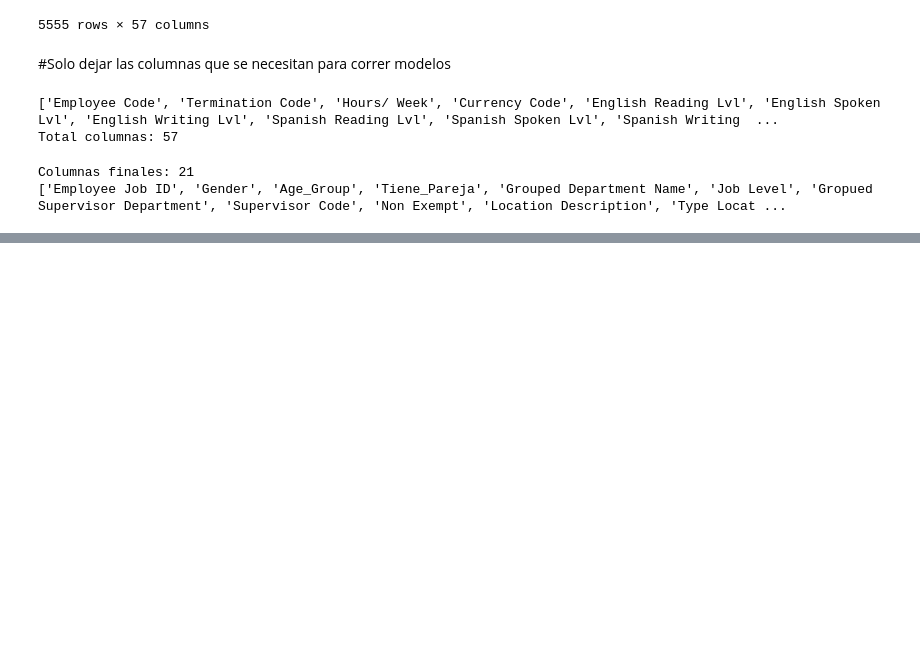
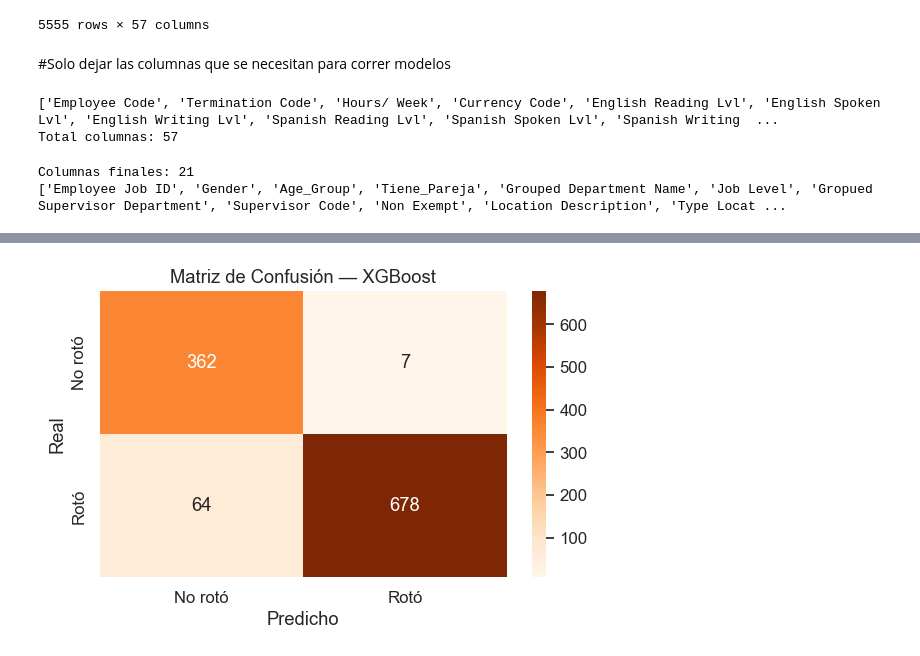
Before and after one commit to karenduque0411/tesis_maestria, a Jupyter notebook: notebooks/00-eda.ipynb, the cells around one changed output, grey strips where cells are left out. Saved outputs shown, nothing was run; the diff lists cells and outputs as text; code cells hidden in the pictures; blank space fills up the shorter version.

```diff
--- a/notebooks/00-eda.ipynb
+++ b/notebooks/00-eda.ipynb
@@ -1574,0 +2085,97 @@ CANTIDAD VALORES ÚNICOS POR COLUMNA
+# %%
+from xgboost import XGBClassifier
+from sklearn.metrics import classification_report, roc_auc_score, confusion_matrix
+import matplotlib.pyplot as plt
+import seaborn as sns
+import pandas as pd
+
+# ── 1. Entrenar XGBoost
+xgb = XGBClassifier(random_state=42, eval_metric='logloss', n_jobs=-1)
+xgb.fit(X_train_bal, y_train_bal)
+
+# ── 2. Predicciones
+y_pred_xgb = xgb.predict(X_test)
+y_prob_xgb = xgb.predict_proba(X_test)[:, 1]
+
+# ── 3. Métricas
+print("="*50)
+print("  RESULTADOS — XGBOOST")
+print("="*50)
+print(f"\nAUC-ROC: {roc_auc_score(y_test, y_prob_xgb):.4f}")
+print("\nReporte de clasificación:")
+print(classification_report(y_test, y_pred_xgb,
+      target_names=['No rotó (0)', 'Rotó (1)']))
+
+# ── 4. Matriz de confusión
+cm_xgb = confusion_matrix(y_test, y_pred_xgb)
+plt.figure(figsize=(6, 4))
+sns.heatmap(cm_xgb, annot=True, fmt='d', cmap='Oranges',
+            xticklabels=['No rotó', 'Rotó'],
+            yticklabels=['No rotó', 'Rotó'])
+plt.title('Matriz de Confusión — XGBoost')
+plt.ylabel('Real')
+plt.xlabel('Predicho')
+plt.tight_layout()
+plt.show()
+
+# ── 5. Top 15 variables más importantes
+importancia_xgb = pd.DataFrame({
+    'Variable': X.columns,
+    'Importancia': xgb.feature_importances_
+}).sort_values('Importancia', ascending=False).head(15)
+
+plt.figure(figsize=(10, 6))
+sns.barplot(data=importancia_xgb, x='Importancia', y='Variable', color='#ed7d31')
+plt.title('Top 15 Variables más Importantes — XGBoost')
+plt.tight_layout()
+plt.show()
+
+print("\nTop 15 variables:")
+print(importancia_xgb.to_string(index=False))
+
+# ── 6. Comparación final de los 3 modelos
+print("\n" + "="*50)
+print("  COMPARACIÓN FINAL — 3 MODELOS")
+print("="*50)
+
+from sklearn.metrics import accuracy_score, f1_score
+
+resultados = pd.DataFrame({
+    'Modelo': ['Regresión Logística', 'Random Forest', 'XGBoost'],
+    'AUC-ROC': [
+        round(roc_auc_score(y_test, y_prob), 4),
+        round(roc_auc_score(y_test, y_prob_rf), 4),
+        round(roc_auc_score(y_test, y_prob_xgb), 4)
+    ],
+    'Accuracy': [
+        round(accuracy_score(y_test, y_pred), 4),
+        round(accuracy_score(y_test, y_pred_rf), 4),
+        round(accuracy_score(y_test, y_pred_xgb), 4)
+    ],
+    'F1-Rotó': [
+        round(f1_score(y_test, y_pred), 4),
+        round(f1_score(y_test, y_pred_rf), 4),
+        round(f1_score(y_test, y_pred_xgb), 4)
+    ],
+    'Falsos Negativos': [
+        confusion_matrix(y_test, y_pred)[1][0],
+        confusion_matrix(y_test, y_pred_rf)[1][0],
+        cm_xgb[1][0]
+    ]
+})
+
+print(resultados.to_string(index=False))
+
+# ── 7. Gráfico comparativo AUC-ROC
+plt.figure(figsize=(8, 4))
+colores = ['#4472c4', '#70ad47', '#ed7d31']
+bars = plt.bar(resultados['Modelo'], resultados['AUC-ROC'], color=colores)
+plt.ylim(0.94, 0.98)
+plt.title('Comparación AUC-ROC — 3 Modelos')
+plt.ylabel('AUC-ROC')
+for bar, val in zip(bars, resultados['AUC-ROC']):
+    plt.text(bar.get_x() + bar.get_width()/2, bar.get_height() + 0.0002,
+             f'{val:.4f}', ha='center', fontweight='bold')
+plt.tight_layout()
+plt.show()
+# %% [output]
@@ -1574,0 +2197 @@ CANTIDAD VALORES ÚNICOS POR COLUMNA
+[figure, added]
```
Also changed, not shown: parts of 34 cells of this notebook.
